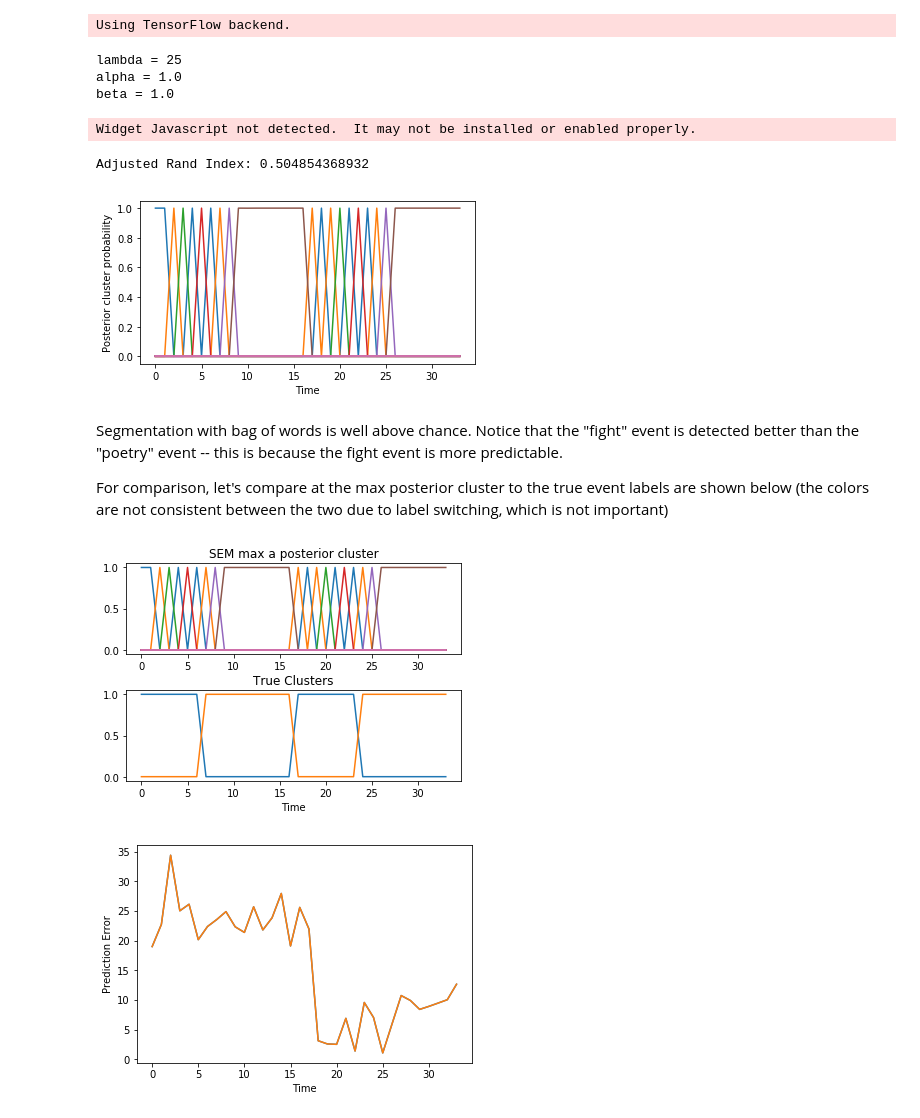
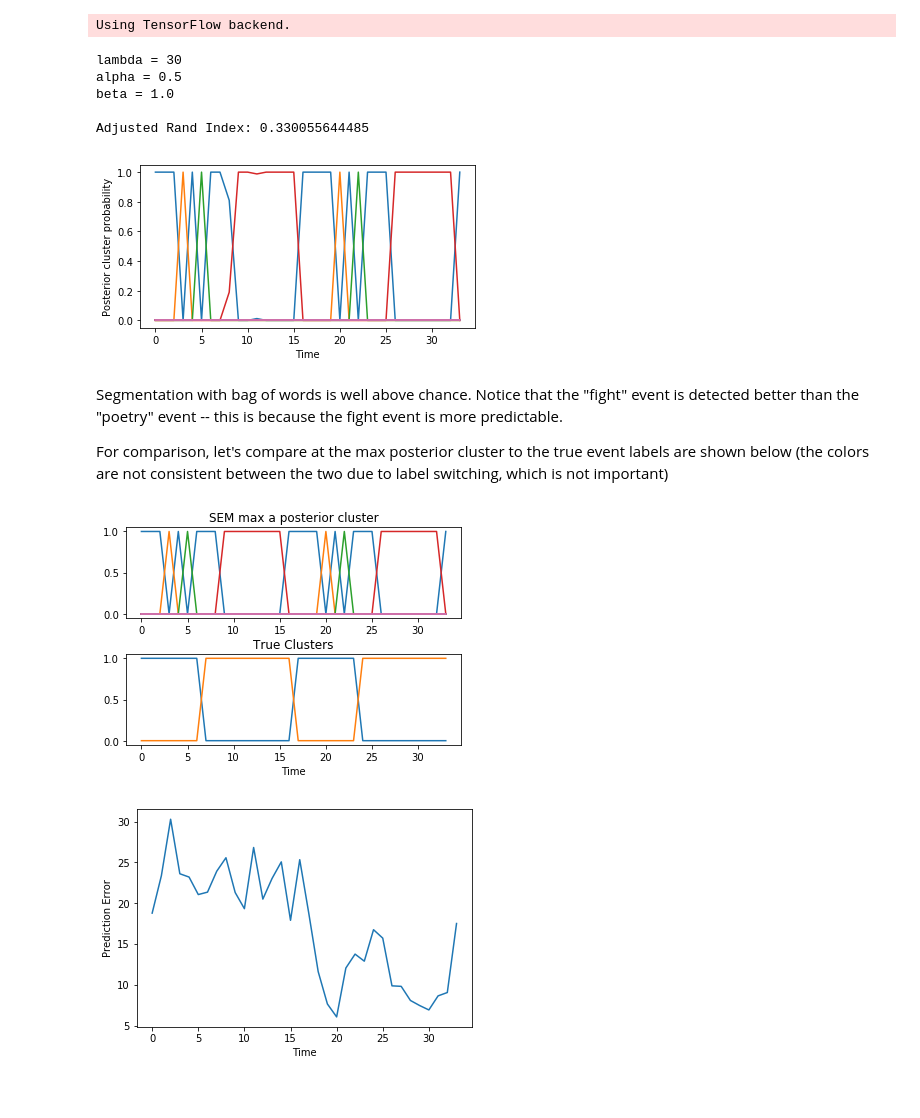
Before and after one commit to nicktfranklin/SEM_paper_simulations, a Jupyter notebook: Demo - Coffee shop world (toy version, bag of words).ipynb, the cells around one changed output. Cells and saved outputs as stored; diff of their text form; code cells hidden in the pictures.

```diff
--- a/Demo - Coffee shop world (toy version, bag of words).ipynb
+++ b/Demo - Coffee shop world (toy version, bag of words).ipynb
@@ -164,48 +164,48 @@ _, D = X_train.shape
 # parameters for schocastic gradient descent
 sgd_kwargs = {
     'nesterov': True,
-    'lr': 0.01,
-    'momentum': 0.9,
+    'lr': 0.1,
+    'momentum': 0.5,
     'decay': 0.0001
 }
 
 # specify the model architecture (makes a big difference! especially the training parameters)
 f_class = KerasSimpleRNN
-f_opts = dict(t=3, n_epochs=500, sgd_kwargs=sgd_kwargs,
+f_opts = dict(t=3, n_epochs=200, sgd_kwargs=sgd_kwargs,
               n_hidden1=D, n_hidden2=D,
               hidden_act1='relu', hidden_act2='relu',
               dropout=0.50)
 # %%
-lmda = 25
-alfa = 1.0
+lmda = 30 #best 30
+alfa = 0.5
 beta = np.var(X_train.flatten())  # this equals 1 if the data are scaled
 Omega = {
     'lmda': lmda,  # Stickyness (prior)
     'alfa': alfa, # Concentration parameter (prior)
     'beta': beta, # Likelihood noise
     't': 3,
     'f_class': f_class,
     'f_opts': f_opts
 }
 print 'lambda =', lmda
 print 'alpha =', alfa
 print 'beta =', beta
 
 r, post, pe = evaluate(X_train, y_train, Omega, save=False, return_pe=True)
 print "Adjusted Rand Index:", r
 plt.figure(figsize=(6, 3.0))
 plt.plot(post)
 plt.gca().set_ylabel('Posterior cluster probability')
 plt.gca().set_xlabel('Time')
 plt.show()
 tf.Session().close()
 # %% [output]
-lambda = 25
-alpha = 1.0
+lambda = 30
+alpha = 0.5
 beta = 1.0
+
+Adjusted Rand Index: 0.330055644485
-Widget Javascript not detected.  It may not be installed or enabled properly.
-Adjusted Rand Index: 0.504854368932
-[figure, old version]
+[figure, new version]
 # %% [markdown]
 Segmentation with bag of words is well above chance. Notice that the "fight" event is detected better than the "poetry" event -- this is because the fight event is more predictable.
 
@@ -229,11 +229,11 @@ axes[1].set_xlabel('Time')
 plt.subplots_adjust(hspace=0.4)
 plt.show()
 # %% [output]
-[figure, old version]
+[figure, new version]
 # %%
 plt.plot(pe)
 plt.xlabel('Time')
 plt.ylabel('Prediction Error')
 plt.show()
 # %% [output]
-[figure, old version]
+[figure, new version]
```
Also changed, not shown: parts of 2 cells of this notebook, 4 other files.
